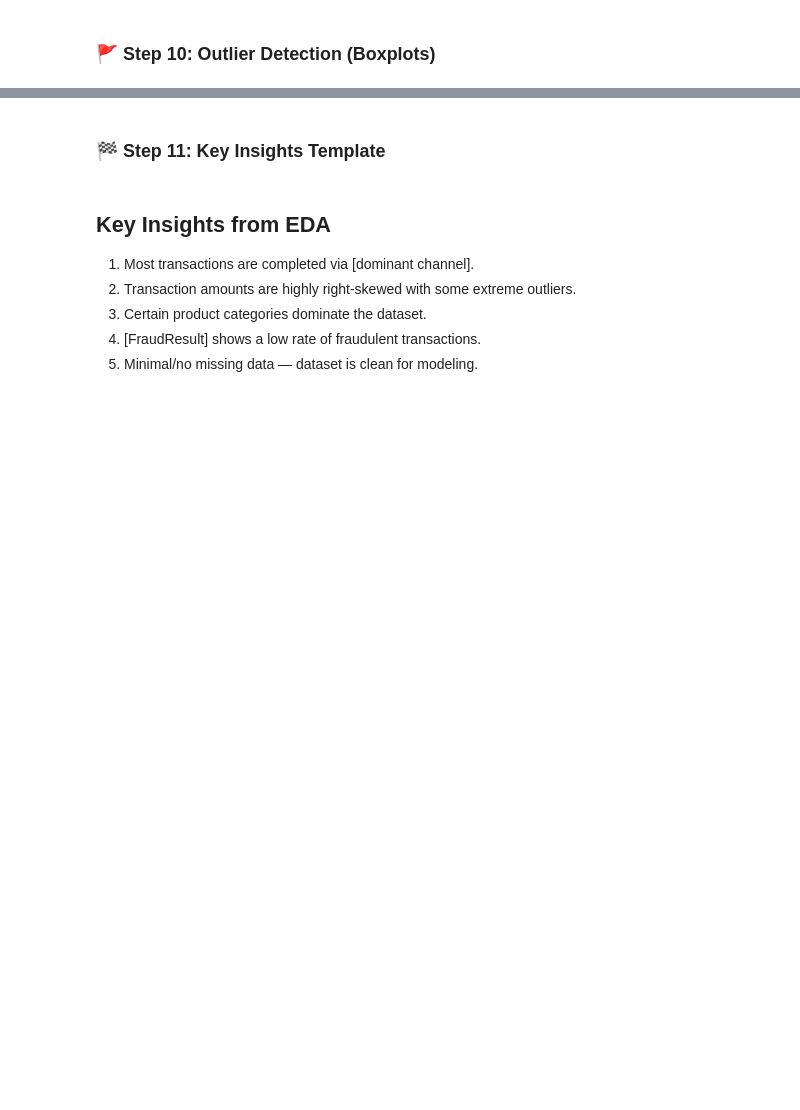
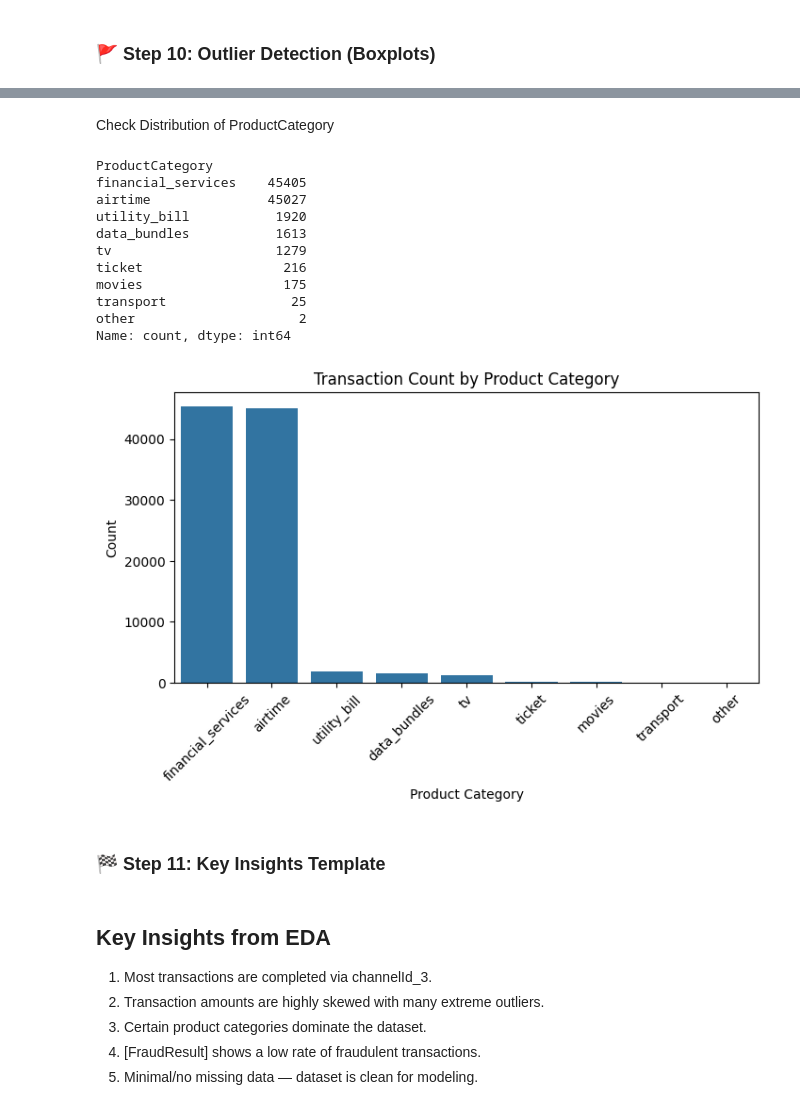
Before and after one commit to 5237-mests/credit-risk-scoring-model, a Jupyter notebook: notebooks/1.0-eda.ipynb, the cells around one changed output, grey strips where cells are left out. Cells and saved outputs as stored; diff of their text form; code cells hidden in the pictures; blank space fills up the shorter version.

```diff
--- a/notebooks/1.0-eda.ipynb
+++ b/notebooks/1.0-eda.ipynb
@@ -137,10 +219,39 @@ for col in num_cols:
+# %% [markdown]
+Check Distribution of ProductCategory
+# %%
+# Check value counts
+category_counts = data['ProductCategory'].value_counts()
+
+print(category_counts)
+
+# Plot
+plt.figure(figsize=(8, 4))
+sns.barplot(x=category_counts.index, y=category_counts.values)
+plt.title('Transaction Count by Product Category')
+plt.ylabel('Count')
+plt.xlabel('Product Category')
+plt.xticks(rotation=45)
+plt.show()
+# %% [output]
+ProductCategory
+financial_services    45405
+airtime               45027
+utility_bill           1920
+data_bundles           1613
+tv                     1279
+ticket                  216
+movies                  175
+transport                25
+other                     2
+Name: count, dtype: int64
+[figure, added]
 # %% [markdown]
 ### 🏁 Step 11: Key Insights Template
 # %% [markdown]
 ## Key Insights from EDA
 
-1. Most transactions are completed via [dominant channel].
-2. Transaction amounts are highly right-skewed with some extreme outliers.
+1. Most transactions are completed via channelId_3.
+2. Transaction amounts are highly skewed with many extreme outliers.
 3. Certain product categories dominate the dataset.
 4. [FraudResult] shows a low rate of fraudulent transactions.
 5. Minimal/no missing data — dataset is clean for modeling.
```
Also changed, not shown: parts of 11 cells of this notebook.
